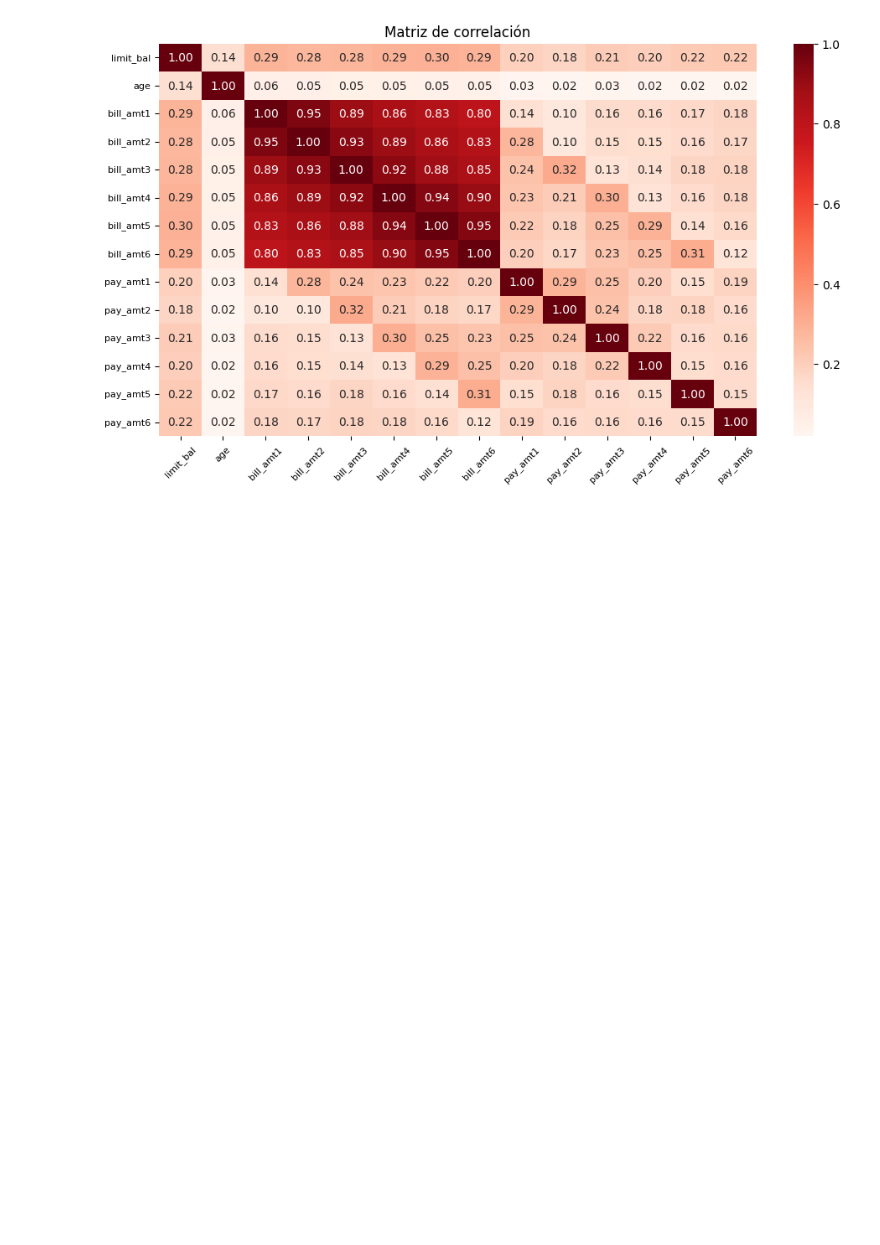
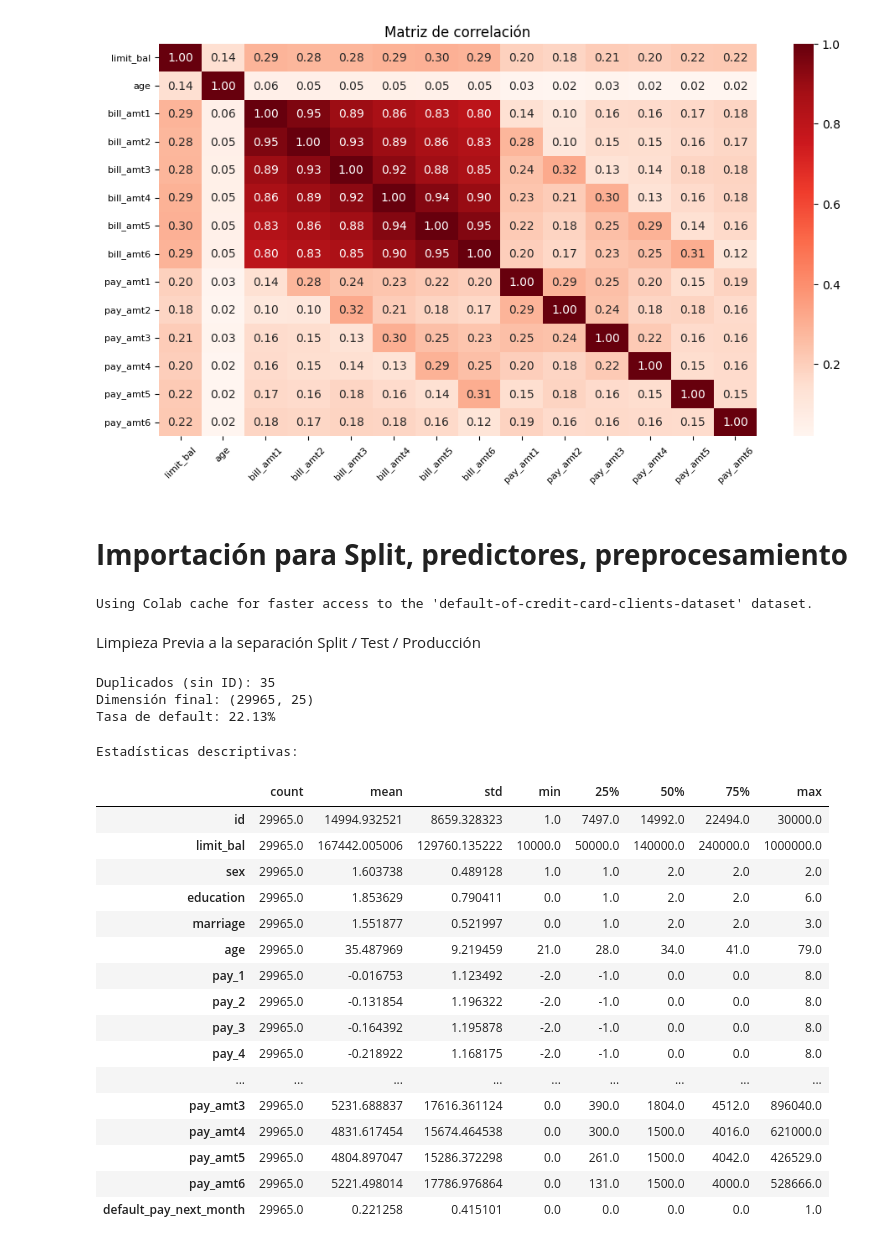
Before and after one commit to implementacion-modelos/Implementacion_modelos, a Jupyter notebook: TP_integrador_grupal.ipynb, the cells around one changed output. Saved outputs shown, nothing was run; the diff lists cells and outputs as text; code cells hidden in the pictures; blank space fills up the shorter version.

```diff
--- a/TP_integrador_grupal.ipynb
+++ b/TP_integrador_grupal.ipynb
@@ -518,3 +518,5 @@ plt.yticks(fontsize=8)
 plt.show()
 # %% [output]
 [figure]
+# %% [markdown]
+# **Importación para Split, predictores, preprocesamiento**
@@ -520,0 +542,77 @@ plt.show()
+# %%
+path = kagglehub.dataset_download(
+    "uciml/default-of-credit-card-clients-dataset")
+
+file_path = os.path.join(path, "UCI_Credit_Card.csv")
+
+df_model = pd.read_csv(file_path)
+
+df_model.columns = df_model.columns.str.lower()
+
+df_model = df_model.rename(columns={
+    "default.payment.next.month": "default_pay_next_month",
+    "pay_0": "pay_1"
+})
+
+# Copia de trabajo para modelado
+df_2 = df_model.copy()
+
+TARGET = "default_pay_next_month"
+
+# Target numérico 0/1
+df_2[TARGET] = df_2[TARGET].astype(int)
+# %% [output]
+Using Colab cache for faster access to the 'default-of-credit-card-clients-dataset' dataset.
+# %% [markdown]
+Limpieza Previa a la separación Split / Test / Producción
+# %%
+# Eliminación de duplicados considerando todas las columnas salvo ID
+cols_sin_id = [c for c in df_2.columns if c != "id"]
+
+print(
+    "Duplicados (sin ID):",
+    df_2.duplicated(subset=cols_sin_id).sum()
+)
+
+df_2 = (
+    df_2
+    .drop_duplicates(subset=cols_sin_id)
+    .reset_index(drop=True)
+)
+
+# Controles finales
+assert df_2[TARGET].isna().sum() == 0
+
+print("Dimensión final:", df_2.shape)
+print(f"Tasa de default: {df_2[TARGET].mean():.2%}")
+# %% [output]
+Duplicados (sin ID): 35
+Dimensión final: (29965, 25)
+Tasa de default: 22.13%
+# %%
+def print_stats(df_2: pd.DataFrame):
+    print("Estadísticas descriptivas:")
+    display(df_2.describe(include="all").T)
+
+
+
+print_stats(df_2)
+# %% [output]
+Estadísticas descriptivas:
+|  | count | mean | std | min | 25% | 50% | 75% | max |
+| id | 29965.0 | 14994.932521 | 8659.328323 | 1.0 | 7497.0 | 14992.0 | 22494.0 | 30000.0 |
+| limit_bal | 29965.0 | 167442.005006 | 129760.135222 | 10000.0 | 50000.0 | 140000.0 | 240000.0 | 1000000.0 |
+| sex | 29965.0 | 1.603738 | 0.489128 | 1.0 | 1.0 | 2.0 | 2.0 | 2.0 |
+| education | 29965.0 | 1.853629 | 0.790411 | 0.0 | 1.0 | 2.0 | 2.0 | 6.0 |
+| marriage | 29965.0 | 1.551877 | 0.521997 | 0.0 | 1.0 | 2.0 | 2.0 | 3.0 |
+| age | 29965.0 | 35.487969 | 9.219459 | 21.0 | 28.0 | 34.0 | 41.0 | 79.0 |
+| pay_1 | 29965.0 | -0.016753 | 1.123492 | -2.0 | -1.0 | 0.0 | 0.0 | 8.0 |
+| pay_2 | 29965.0 | -0.131854 | 1.196322 | -2.0 | -1.0 | 0.0 | 0.0 | 8.0 |
+| pay_3 | 29965.0 | -0.164392 | 1.195878 | -2.0 | -1.0 | 0.0 | 0.0 | 8.0 |
+| pay_4 | 29965.0 | -0.218922 | 1.168175 | -2.0 | -1.0 | 0.0 | 0.0 | 8.0 |
+| ... | ... | ... | ... | ... | ... | ... | ... | ... |
+| pay_amt3 | 29965.0 | 5231.688837 | 17616.361124 | 0.0 | 390.0 | 1804.0 | 4512.0 | 896040.0 |
+| pay_amt4 | 29965.0 | 4831.617454 | 15674.464538 | 0.0 | 300.0 | 1500.0 | 4016.0 | 621000.0 |
+| pay_amt5 | 29965.0 | 4804.897047 | 15286.372298 | 0.0 | 261.0 | 1500.0 | 4042.0 | 426529.0 |
+| pay_amt6 | 29965.0 | 5221.498014 | 17786.976864 | 0.0 | 131.0 | 1500.0 | 4000.0 | 528666.0 |
+| default_pay_next_month | 29965.0 | 0.221258 | 0.415101 | 0.0 | 0.0 | 0.0 | 0.0 | 1.0 |
```
Also changed, not shown: parts of 18 cells of this notebook.
